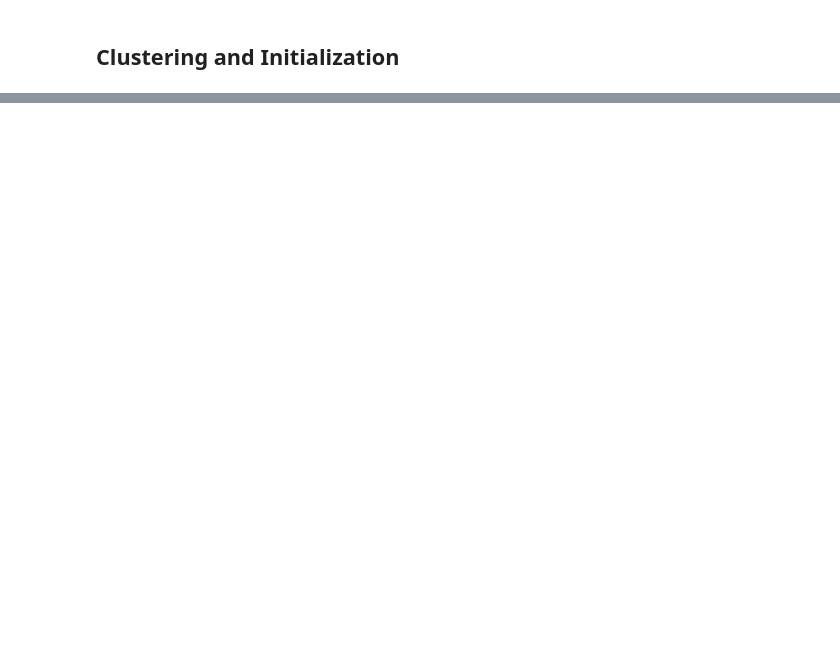
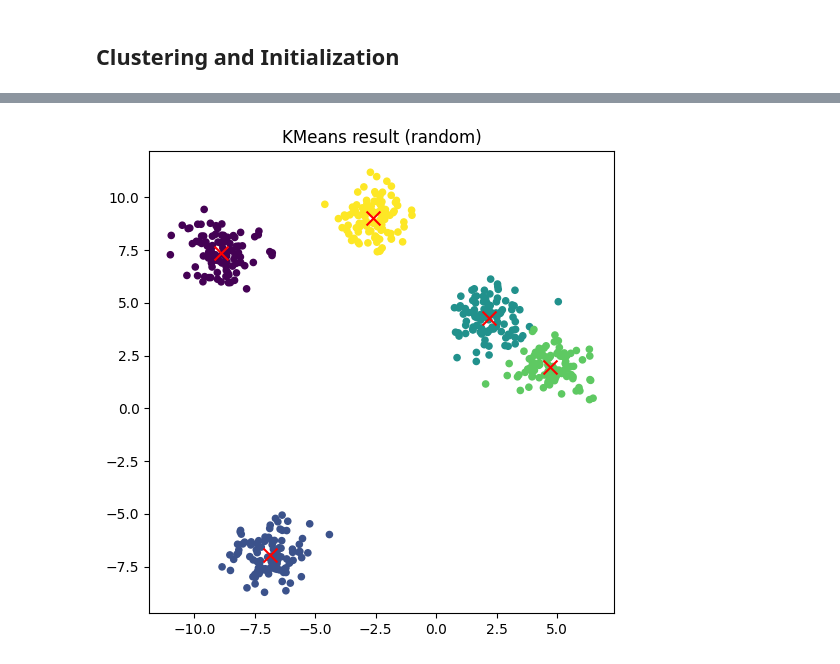
Before and after one commit to MatteoBisotti/statML_project, a Jupyter notebook: code/main.ipynb, the cells around one changed output, grey strips where cells are left out. Saved outputs shown, nothing was run; the diff lists cells and outputs as text; code cells hidden in the pictures; blank space fills up the shorter version.

```diff
--- a/code/main.ipynb
+++ b/code/main.ipynb
@@ -42,0 +90,13 @@ plt.show()
+# %%
+# kmeans with synthetic points from make_blobs library function
+kmeans = KMeans(n_clusters=5, init='random', n_init=10)
+kmeans.fit(X_syn)
+
+labels = kmeans.labels_
+centroids = kmeans.cluster_centers_
+
+init = "random"
+
+plot_kmeans_result(X_syn, labels, centroids, init)
+# %% [output]
+[figure, added]
```
Also changed, not shown: parts of 12 cells of this notebook, 3 other files.
